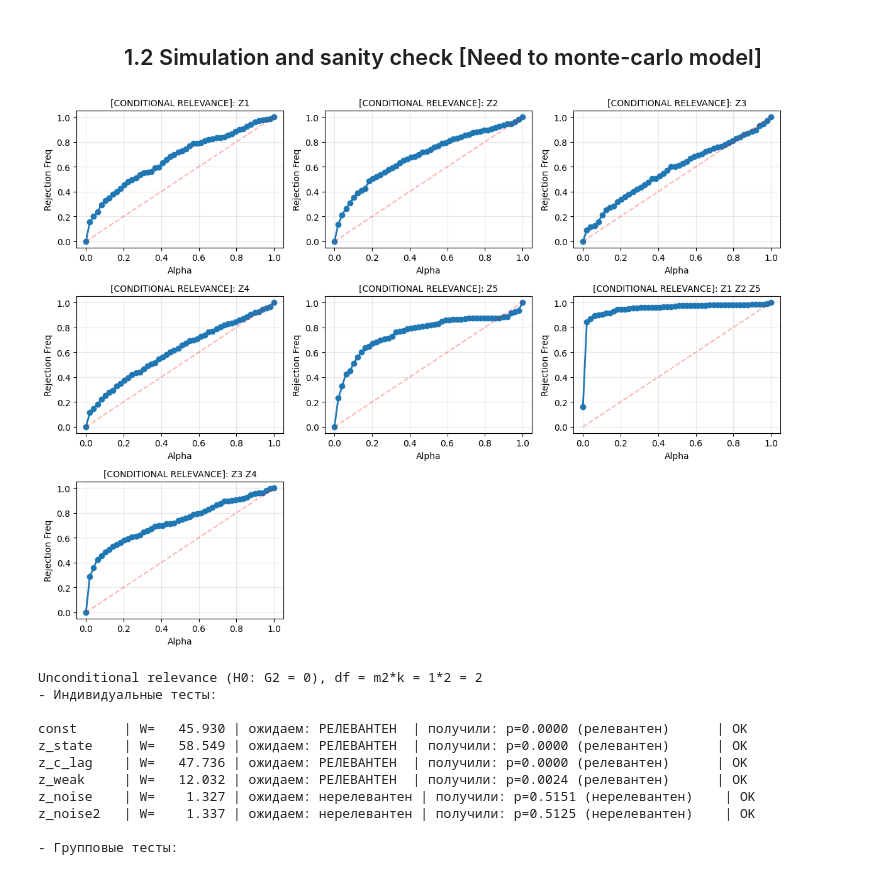
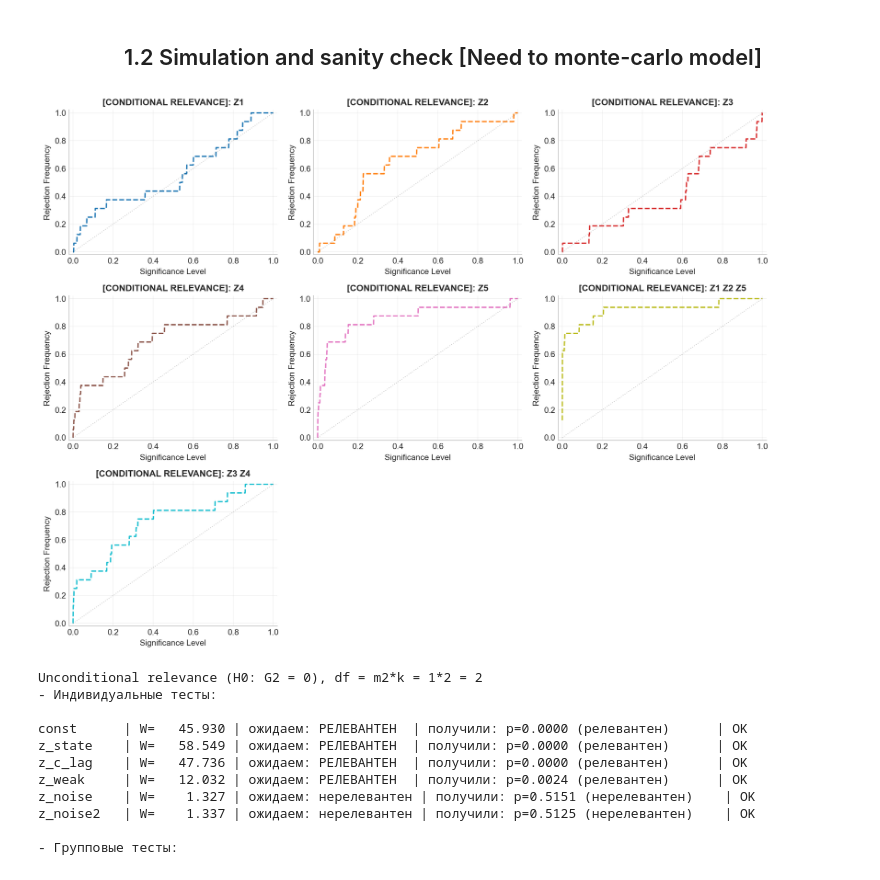
Before and after one commit to KoRoJIeBu4/REDUNDANCY-TESTS-OF-MOMENT-CONDITIONS-APPLIED-TO-MACROECONOMIC-MODELS, a Jupyter notebook: main.ipynb, the cells around one changed output. Saved outputs shown, nothing was run; the diff lists cells and outputs as text; code cells hidden in the pictures.

Commit message:
improve plot_rejection_curves function

```diff
--- a/main.ipynb
+++ b/main.ipynb
@@ -33,14 +33,14 @@ result = monte_carlo_conditional_relevance_prodecure(
     beta=0.98,
     gamma=1.5,
     sets_of_f2_indices=sets_of_f2_indices,
-    B=300,
-    num_alphas=50,
+    B=16,
+    num_alphas=1000,
     n_jobs=-1,
 )
 # %%
-plot_rejection_curves(result)
+plot_rejection_curves(result, save_path="report.png")
 # %% [output]
-[figure, old version]
+[figure, new version]
 # %%
 def logistic(x):
     return 1.0 / (1.0 + anp.exp(-x))
```
Also changed, not shown: 2 other files.
